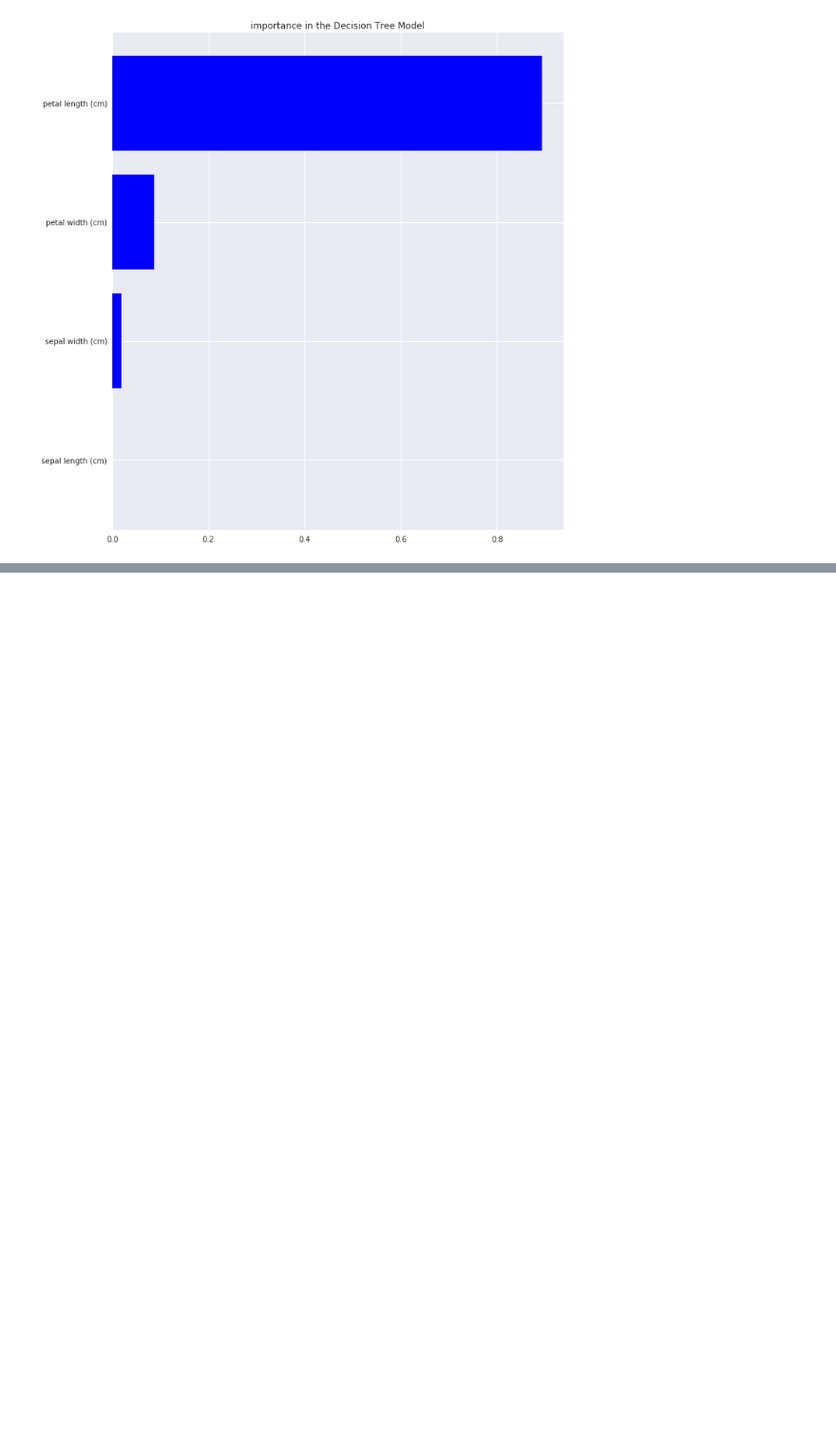
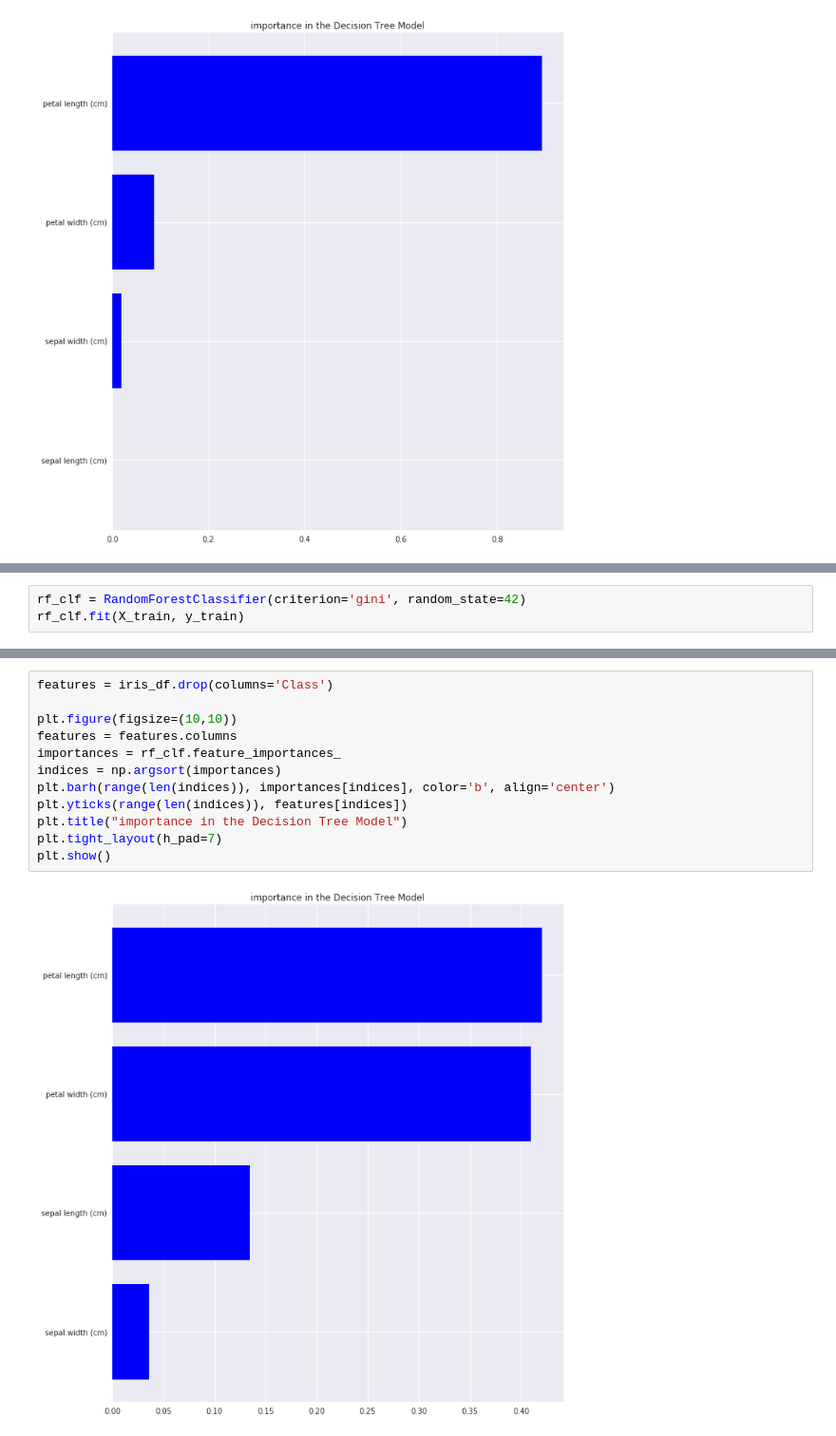
Before and after one commit to TatsukiSerizawa/MachineLearningMethod, a Jupyter notebook: Tree.ipynb, the cells around one changed output, grey strips where cells are left out. Shown at 95% size. Cells and saved outputs as stored; diff of their text form; blank space fills up the shorter version.

Commit message:
Random Forest

```diff
--- a/Tree.ipynb
+++ b/Tree.ipynb
@@ -128,0 +143,3 @@ plt.show()
+# %%
+rf_clf = RandomForestClassifier(criterion='gini', random_state=42)
+rf_clf.fit(X_train, y_train)
@@ -128,0 +161,14 @@ plt.show()
+# %%
+features = iris_df.drop(columns='Class')
+
+plt.figure(figsize=(10,10))
+features = features.columns
+importances = rf_clf.feature_importances_
+indices = np.argsort(importances)
+plt.barh(range(len(indices)), importances[indices], color='b', align='center')
+plt.yticks(range(len(indices)), features[indices])
+plt.title("importance in the Decision Tree Model")
+plt.tight_layout(h_pad=7)
+plt.show()
+# %% [output]
+[figure, added]
```
Also changed, not shown: parts of 8 cells of this notebook, 1 other file.
